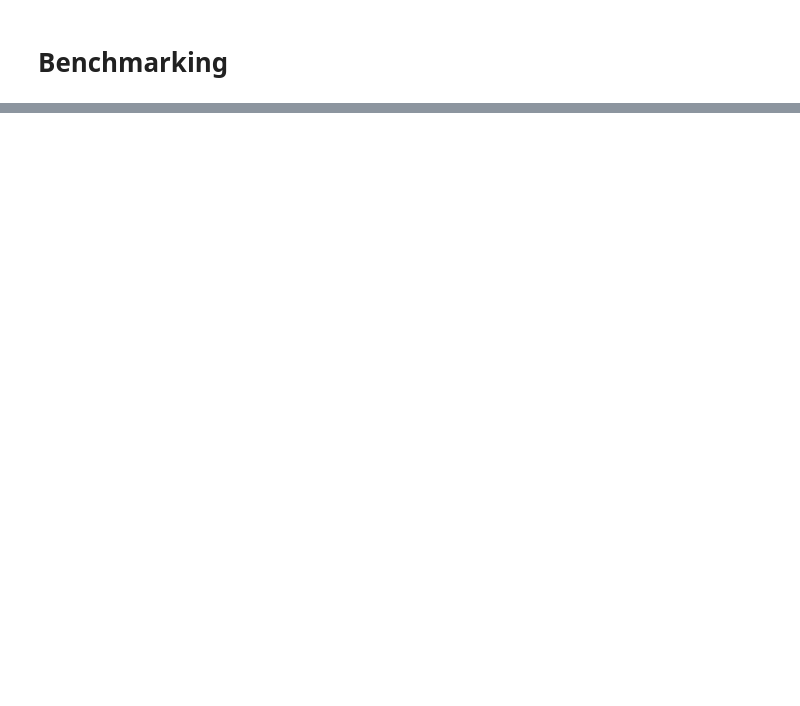
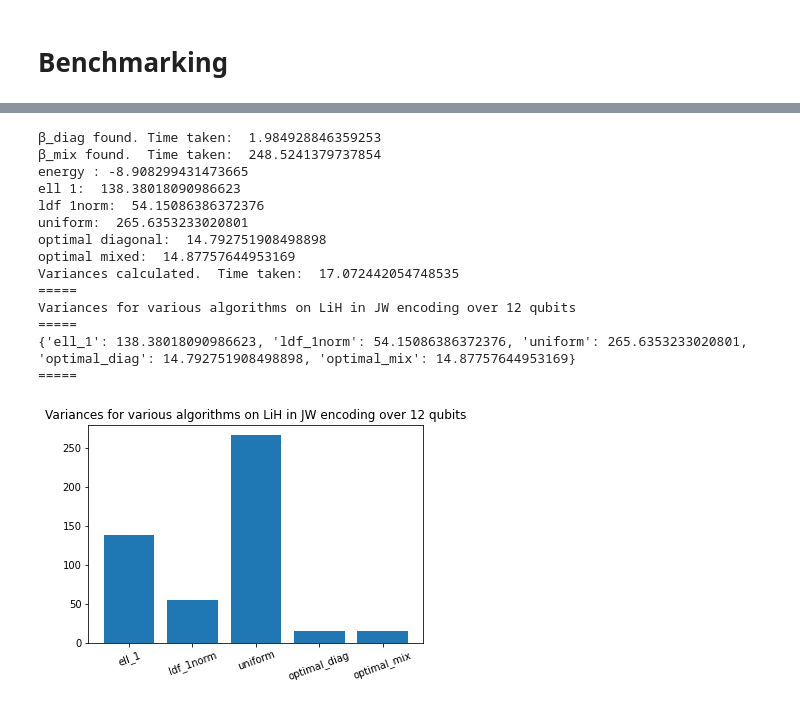
Before and after one commit to charleshadfield/variances, a Jupyter notebook: python/intro.ipynb, the cells around one changed output, grey strips where cells are left out. Drawn from its saved outputs; the diff is of its cells as text; code cells hidden in the pictures; blank space fills up the shorter version.

```diff
--- a/python/intro.ipynb
+++ b/python/intro.ipynb
@@ -301,17 +370,22 @@ variances_graph(variances_ALL[name])
 # %%
 name = 'lih_jw'
 ham = lih_jw
-bitstring_HF = ham.read_bitstring_HF()
-
 title = "Variances for various algorithms on LiH in JW encoding over 12 qubits"
 
-%time β_diag = ham.pauli_rep.local_dists_optimal('diagonal')
-%time β_mix = ham.pauli_rep.local_dists_optimal('mixed', bitstring_HF)
-beta_optimal_ALL[name] = {'diagonal': β_diag, 'mixed': β_mix}
-
-%time variances_ALL[name] = variances_dict(ham, β_diag=β_diag, β_mix=β_mix)
-
-print("=====")
-print(title)
-print("=====")
-variances_ALL[name]
+benchmarking(name, ham, title)
+# %% [output]
+β_diag found. Time taken:  1.984928846359253
+β_mix found.  Time taken:  248.5241379737854
+energy : -8.908299431473665
+ell 1:  138.38018090986623
+ldf 1norm:  54.15086386372376
+uniform:  265.6353233020801
+optimal diagonal:  14.792751908498898
+optimal mixed:  14.87757644953169
+Variances calculated.  Time taken:  17.072442054748535
+=====
+Variances for various algorithms on LiH in JW encoding over 12 qubits
+=====
+{'ell_1': 138.38018090986623, 'ldf_1norm': 54.15086386372376, 'uniform': 265.6353233020801, 'optimal_diag': 14.792751908498898, 'optimal_mix': 14.87757644953169}
+=====
+[figure, added]
```
Also changed, not shown: parts of 21 cells of this notebook, 1 other file.
